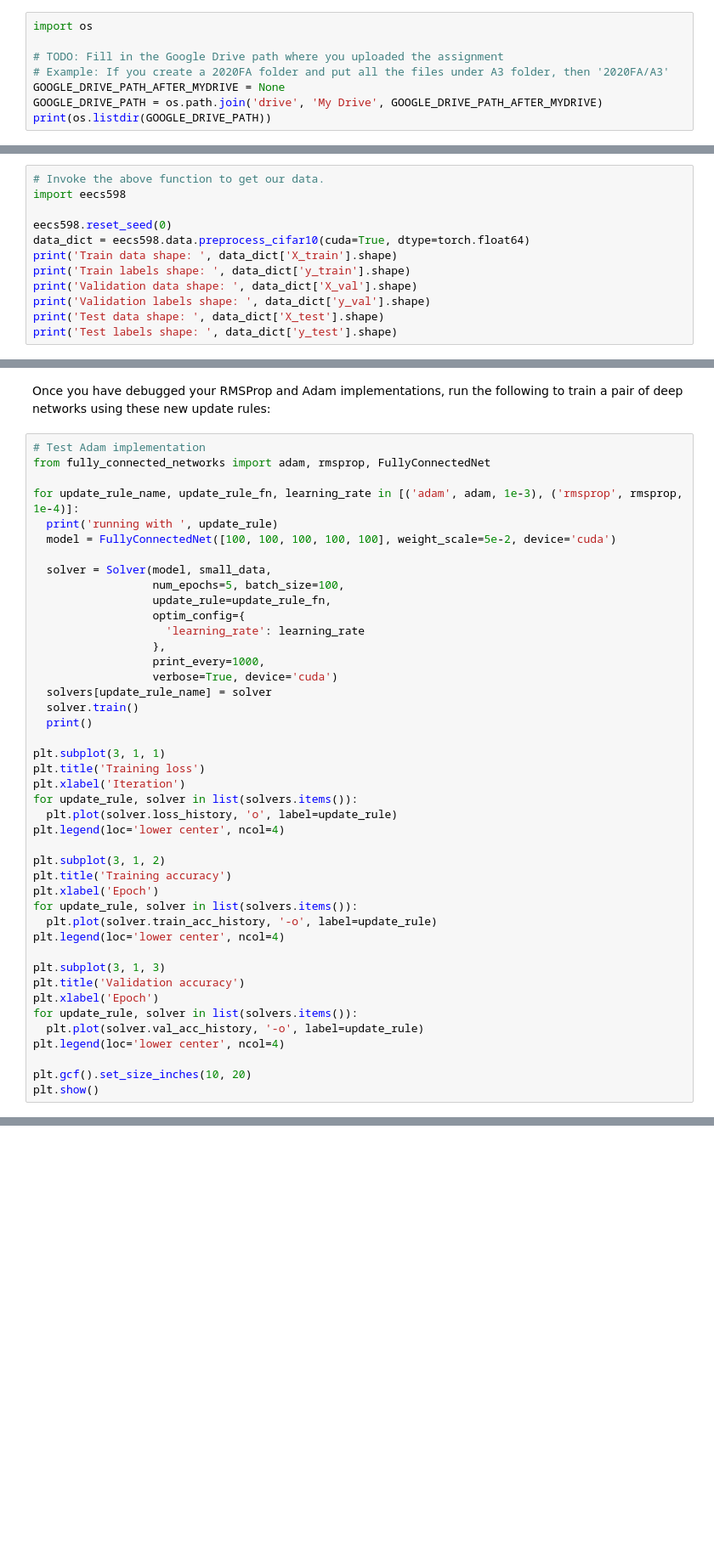
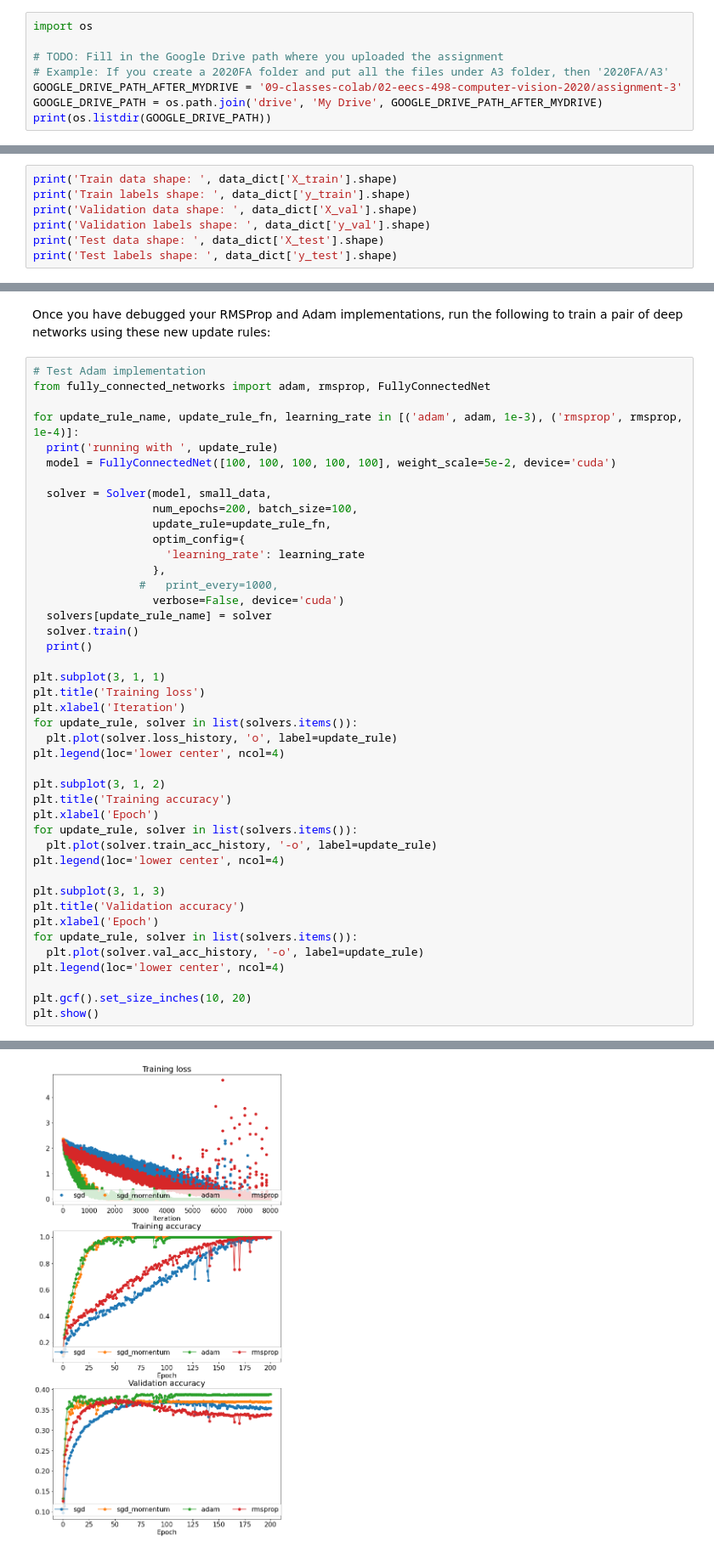
Before and after one commit to ilyarudyak/eecs-498-2020, a Jupyter notebook: assignment-3/fully_connected_networks.ipynb, the cells around one changed output, grey strips where cells are left out. Shown at 85% size. Drawn from its saved outputs; the diff is of its cells as text; blank space fills up the shorter version.

```diff
--- a/assignment-3/fully_connected_networks.ipynb
+++ b/assignment-3/fully_connected_networks.ipynb
@@ -34,6 +39,6 @@ import os
 
 # TODO: Fill in the Google Drive path where you uploaded the assignment
 # Example: If you create a 2020FA folder and put all the files under A3 folder, then '2020FA/A3'
-GOOGLE_DRIVE_PATH_AFTER_MYDRIVE = None
+GOOGLE_DRIVE_PATH_AFTER_MYDRIVE = '09-classes-colab/02-eecs-498-computer-vision-2020/assignment-3'
 GOOGLE_DRIVE_PATH = os.path.join('drive', 'My Drive', GOOGLE_DRIVE_PATH_AFTER_MYDRIVE)
 print(os.listdir(GOOGLE_DRIVE_PATH))
@@ -103,9 +127,4 @@ Then, we will first load the CIFAR-10 dataset. The utility function `eecs598.dat
 # %%
-# Invoke the above function to get our data.
-import eecs598
-
-eecs598.reset_seed(0)
-data_dict = eecs598.data.preprocess_cifar10(cuda=True, dtype=torch.float64)
 print('Train data shape: ', data_dict['X_train'].shape)
 print('Train labels shape: ', data_dict['y_train'].shape)
 print('Validation data shape: ', data_dict['X_val'].shape)
@@ -805,13 +1096,13 @@ for update_rule_name, update_rule_fn, learning_rate in [('adam', adam, 1e-3), ('
   model = FullyConnectedNet([100, 100, 100, 100, 100], weight_scale=5e-2, device='cuda')
 
   solver = Solver(model, small_data,
-                  num_epochs=5, batch_size=100,
+                  num_epochs=200, batch_size=100,
                   update_rule=update_rule_fn,
                   optim_config={
                     'learning_rate': learning_rate
                   },
-                  print_every=1000,
-                  verbose=True, device='cuda')
+                #   print_every=1000,
+                  verbose=False, device='cuda')
   solvers[update_rule_name] = solver
   solver.train()
   print()
@@ -839,3 +1130,4 @@ plt.legend(loc='lower center', ncol=4)
 
 plt.gcf().set_size_inches(10, 20)
 plt.show()
+# %% [output]
@@ -842,3 +1137,4 @@ plt.show()
+[figure, added]
 # %% [markdown]
 # Dropout
 Dropout [1] is a technique for regularizing neural networks by randomly setting some output activations to zero during the forward pass. In this exercise you will implement a dropout layer and modify your fully-connected network to optionally use dropout.
```
Also changed, not shown: parts of 43 cells of this notebook, 3 other files.
